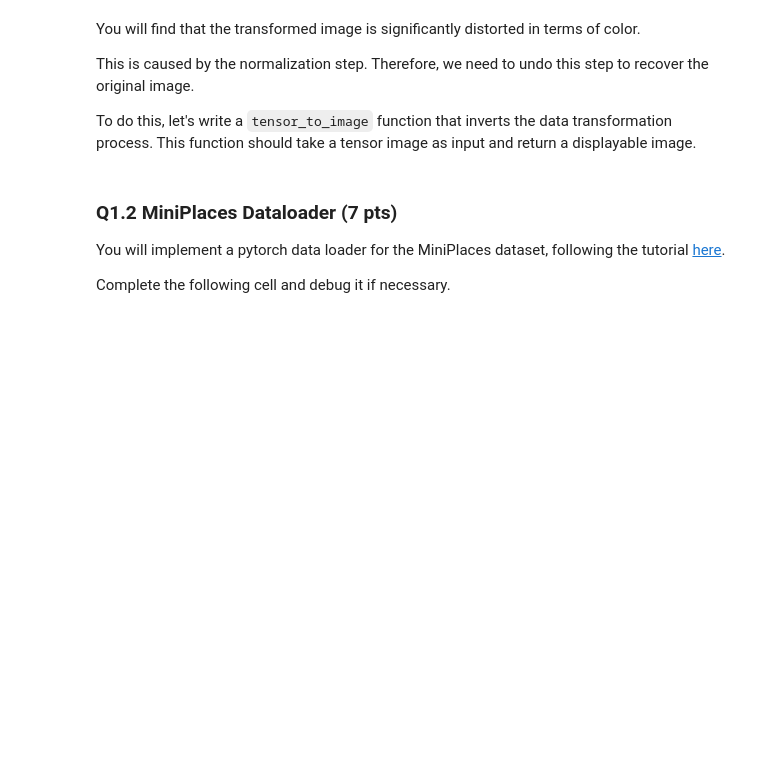
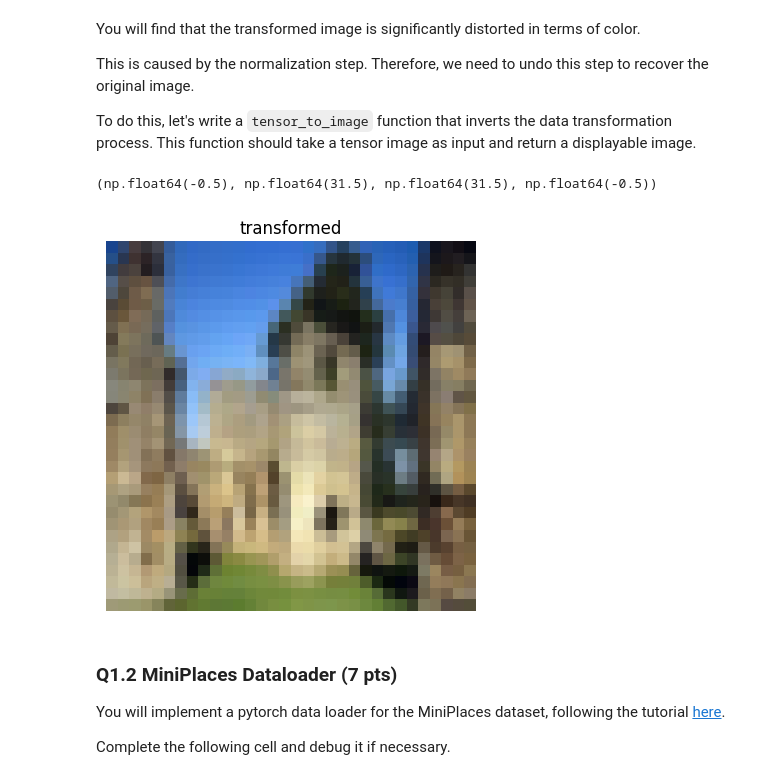
Before and after one commit to UCLAdeepvision/CS163-Assignments-2025Fall, a Jupyter notebook: Assignment1/25F_CS163_Assignment1.ipynb, the cells around one changed output. Drawn from its saved outputs; the diff is of its cells as text; code cells hidden in the pictures; blank space fills up the shorter version.

```diff
--- a/Assignment1/25F_CS163_Assignment1.ipynb
+++ b/Assignment1/25F_CS163_Assignment1.ipynb
@@ -176,12 +195,15 @@ Make sure you understand what `transforms.ToTensor()` does and complete the foll
 data_transform = transforms.Compose([
     ################# Your Implementations #####################################
     # TODO: Resize image to 32x32
+    transforms.Resize((32, 32)),
     ################# End of your Implementations ##############################
     transforms.ToTensor(),
 
     ################# Your Implementations #####################################
     # TODO: Normalize image using ImageNet statistics
     #     : Flatten the image with torch.flatten
+    transforms.Normalize(mean=image_net_mean, std=image_net_std),
+    transforms.Lambda(lambda x: torch.flatten(x))
     ################# End of your Implementations ##############################
 ])
 # %% [markdown]
@@ -217,29 +246,37 @@ To do this, let's write a `tensor_to_image` function that inverts the data trans
 # %%
 def tensor_to_image(image):
     """
     Convert a tensor image back to a displayable image.
 
     Args:
         image (torch.Tensor): Tensor image to convert.
 
     Returns:
         numpy.ndarray: Displayable image.
     """
     tensor_image = image.clone().detach()
     # TODO: transform the tensor_image into a numpy_image that is displayable by plt.
     ################# Your Implementations #####################################
     # Hints:  Reshape image vector to (3, 32, 32)
     #         Transpose tensor image to (32, 32, 3)
     #         Undo normalization
     #         Convert tensor image to numpy array
     ################# End of your Implementations ##############################
+    tensor_image = tensor_image.view(3, 32, 32)
+    for t, m, s in zip(tensor_image, image_net_mean, image_net_std):
+      t.mul_(s).add_(m)
+    numpy_image = tensor_image.permute(1, 2, 0)
+    numpy_image = numpy_image.numpy()
     return numpy_image
 
 
 # check your implemention
 plt.imshow(tensor_to_image(transformed_img))
 plt.title('transformed')
 plt.axis('off')
+# %% [output]
+(np.float64(-0.5), np.float64(31.5), np.float64(31.5), np.float64(-0.5))
+[figure, added]
 # %% [markdown]
 ### Q1.2 MiniPlaces Dataloader (7 pts)
 
```
Also changed, not shown: parts of 7 cells of this notebook.
